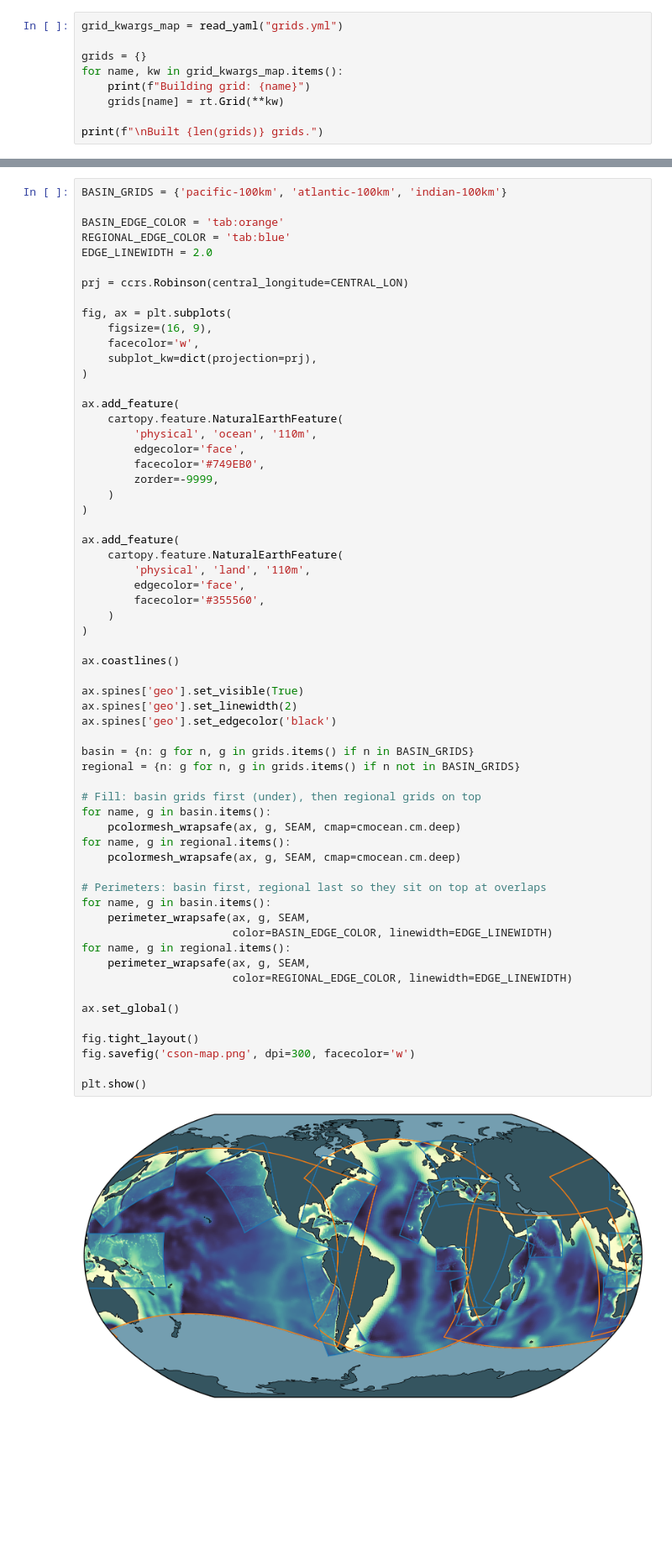
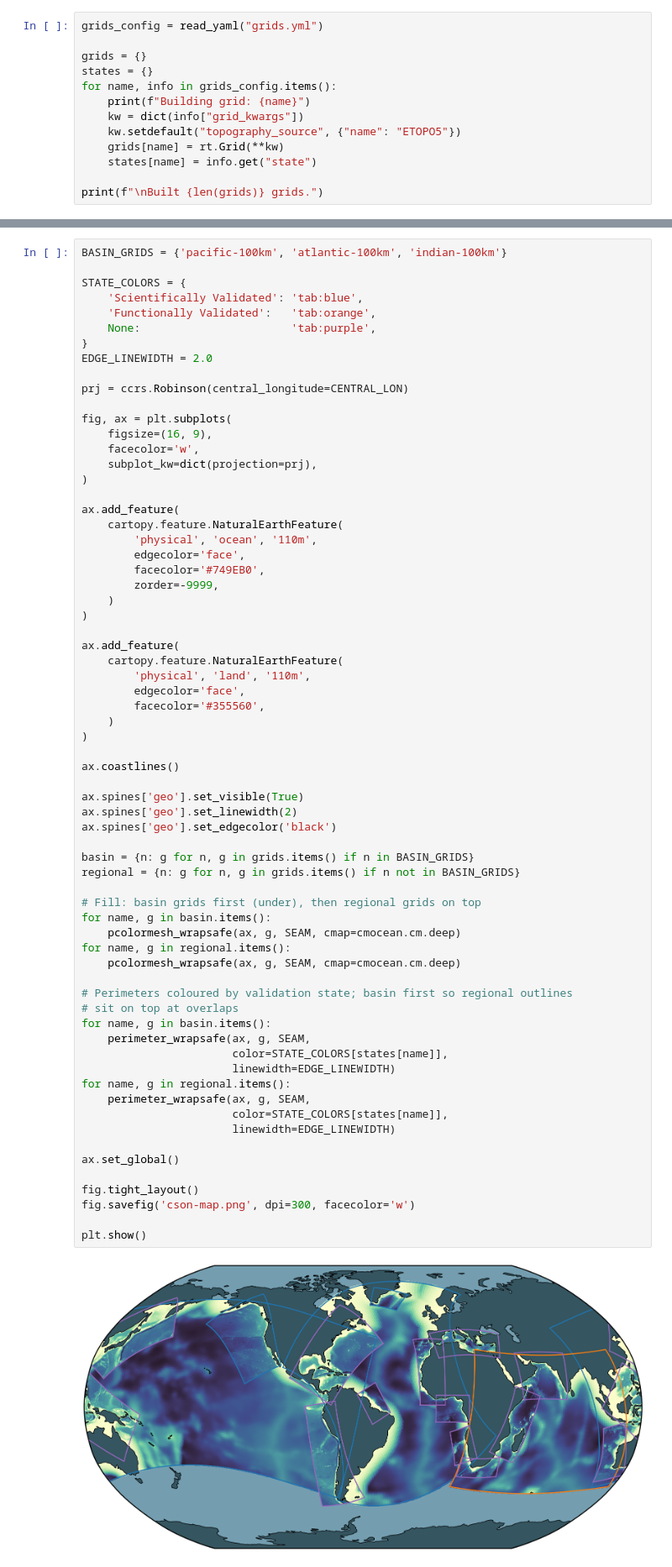
Before and after one commit to CWorthy-ocean/cson-seascapes, a Jupyter notebook: cson_map.ipynb, the cells around one changed output, grey strips where cells are left out. Shown at 84% size. Saved outputs shown, nothing was run; the diff lists cells and outputs as text; blank space fills up the shorter version.

Commit message:
C-SON figure reasonable

```diff
--- a/cson_map.ipynb
+++ b/cson_map.ipynb
@@ -17,12 +17,16 @@ def read_yaml(path):
         data = yaml.safe_load(f)
     return data["grids"]
 # %%
-grid_kwargs_map = read_yaml("grids.yml")
+grids_config = read_yaml("grids.yml")
 
 grids = {}
-for name, kw in grid_kwargs_map.items():
+states = {}
+for name, info in grids_config.items():
     print(f"Building grid: {name}")
+    kw = dict(info["grid_kwargs"])
+    kw.setdefault("topography_source", {"name": "ETOPO5"})
     grids[name] = rt.Grid(**kw)
+    states[name] = info.get("state")
 
 print(f"\nBuilt {len(grids)} grids.")
 # %% [output]
@@ -118,8 +123,11 @@ def perimeter_wrapsafe(ax, g, seam, **kwargs):
 # %%
 BASIN_GRIDS = {'pacific-100km', 'atlantic-100km', 'indian-100km'}
 
-BASIN_EDGE_COLOR = 'tab:orange'
-REGIONAL_EDGE_COLOR = 'tab:blue'
+STATE_COLORS = {
+    'Scientifically Validated': 'tab:blue',
+    'Functionally Validated':   'tab:orange',
+    None:                       'tab:purple',
+}
 EDGE_LINEWIDTH = 2.0
 
 prj = ccrs.Robinson(central_longitude=CENTRAL_LON)
@@ -147,34 +155,37 @@ ax.add_feature(
     )
 )
 
 ax.coastlines()
 
 ax.spines['geo'].set_visible(True)
 ax.spines['geo'].set_linewidth(2)
 ax.spines['geo'].set_edgecolor('black')
 
 basin = {n: g for n, g in grids.items() if n in BASIN_GRIDS}
 regional = {n: g for n, g in grids.items() if n not in BASIN_GRIDS}
 
 # Fill: basin grids first (under), then regional grids on top
 for name, g in basin.items():
     pcolormesh_wrapsafe(ax, g, SEAM, cmap=cmocean.cm.deep)
 for name, g in regional.items():
     pcolormesh_wrapsafe(ax, g, SEAM, cmap=cmocean.cm.deep)
 
-# Perimeters: basin first, regional last so they sit on top at overlaps
+# Perimeters coloured by validation state; basin first so regional outlines
+# sit on top at overlaps
 for name, g in basin.items():
     perimeter_wrapsafe(ax, g, SEAM,
-                       color=BASIN_EDGE_COLOR, linewidth=EDGE_LINEWIDTH)
+                       color=STATE_COLORS[states[name]],
+                       linewidth=EDGE_LINEWIDTH)
 for name, g in regional.items():
     perimeter_wrapsafe(ax, g, SEAM,
-                       color=REGIONAL_EDGE_COLOR, linewidth=EDGE_LINEWIDTH)
+                       color=STATE_COLORS[states[name]],
+                       linewidth=EDGE_LINEWIDTH)
 
 ax.set_global()
 
 fig.tight_layout()
 fig.savefig('cson-map.png', dpi=300, facecolor='w')
 
 plt.show()
 # %% [output]
-[figure, old version]
+[figure, new version]
```
Also changed, not shown: parts of 2 cells of this notebook, 2 other files.
